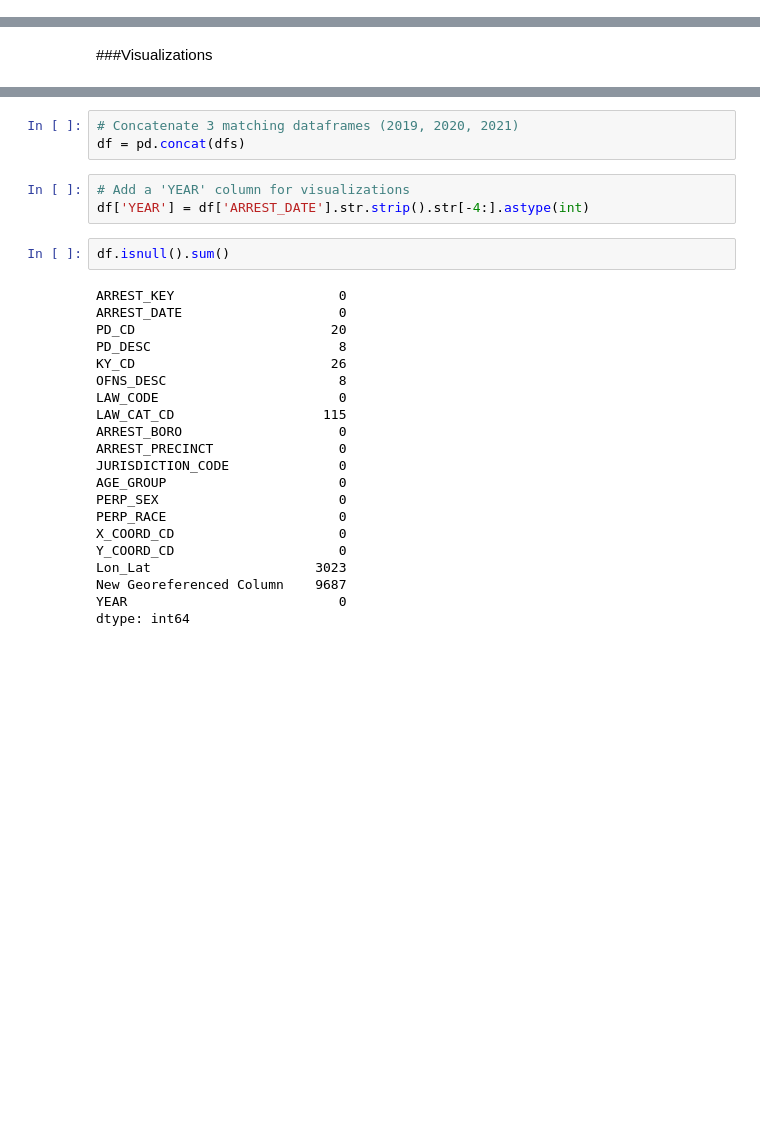
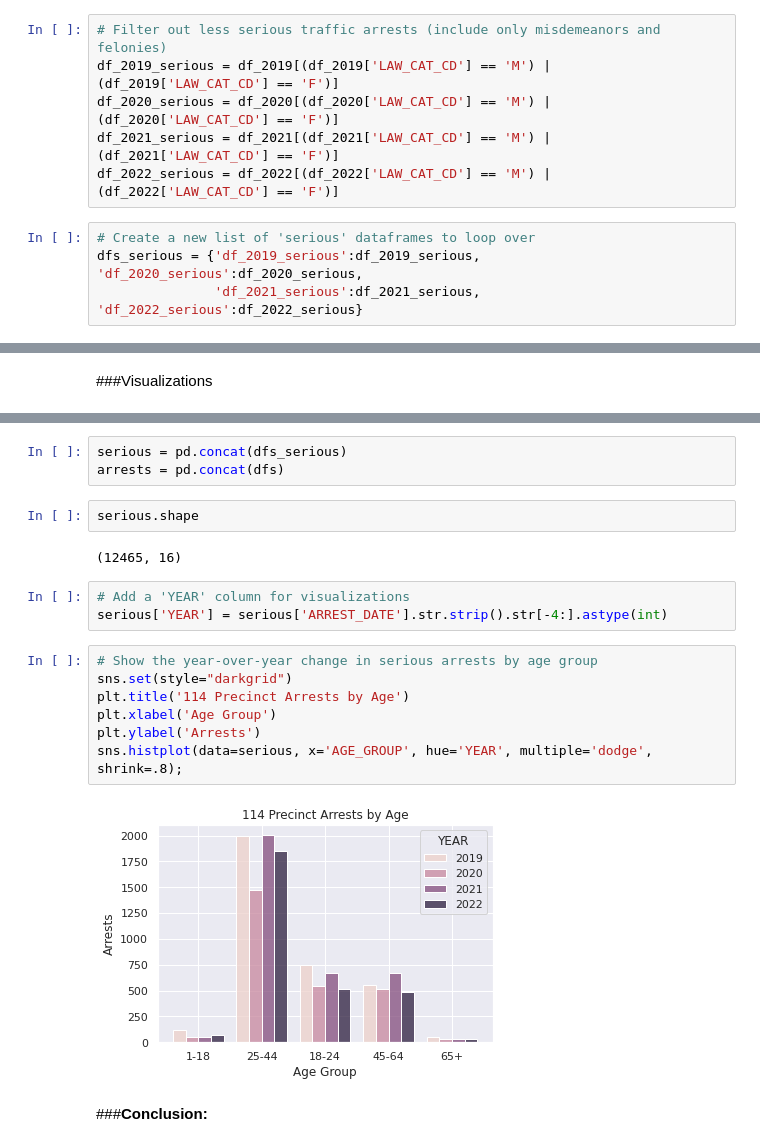
Before and after one commit to davebletsch/Project2-NYC_Arrests, a Jupyter notebook: 01.03.22 - Project 2.ipynb, the cells around one changed output, grey strips where cells are left out. Drawn from its saved outputs; the diff is of its cells as text; blank space fills up the shorter version.

Commit message:
Visualization and conclusion

```diff
--- a/01.03.22 - Project 2.ipynb
+++ b/01.03.22 - Project 2.ipynb
@@ -149,3 +152,13 @@ Name: AGE_GROUP, dtype: int64
 45-64     491
 65+        35
 Name: AGE_GROUP, dtype: int64
+# %%
+# Filter out less serious traffic arrests (include only misdemeanors and felonies)
+df_2019_serious = df_2019[(df_2019['LAW_CAT_CD'] == 'M') | (df_2019['LAW_CAT_CD'] == 'F')]
+df_2020_serious = df_2020[(df_2020['LAW_CAT_CD'] == 'M') | (df_2020['LAW_CAT_CD'] == 'F')]
+df_2021_serious = df_2021[(df_2021['LAW_CAT_CD'] == 'M') | (df_2021['LAW_CAT_CD'] == 'F')]
+df_2022_serious = df_2022[(df_2022['LAW_CAT_CD'] == 'M') | (df_2022['LAW_CAT_CD'] == 'F')]
+# %%
+# Create a new list of 'serious' dataframes to loop over
+dfs_serious = {'df_2019_serious':df_2019_serious, 'df_2020_serious':df_2020_serious,
+               'df_2021_serious':df_2021_serious, 'df_2022_serious':df_2022_serious}
@@ -190,29 +194,21 @@ sns.histplot(data=df_2019['AGE_GROUP']);
-# %%
-# Concatenate 3 matching dataframes (2019, 2020, 2021)
-df = pd.concat(dfs)
+# %%
+serious = pd.concat(dfs_serious)
+arrests = pd.concat(dfs)
+# %%
+serious.shape
+# %% [output]
+(12465, 16)
 # %%
 # Add a 'YEAR' column for visualizations
-df['YEAR'] = df['ARREST_DATE'].str.strip().str[-4:].astype(int)
+serious['YEAR'] = serious['ARREST_DATE'].str.strip().str[-4:].astype(int)
-# %%
-df.isnull().sum()
-# %% [output]
-ARREST_KEY                     0
-ARREST_DATE                    0
-PD_CD                         20
-PD_DESC                        8
-KY_CD                         26
-OFNS_DESC                      8
-LAW_CODE                       0
-LAW_CAT_CD                   115
-ARREST_BORO                    0
-ARREST_PRECINCT                0
-JURISDICTION_CODE              0
-AGE_GROUP                      0
-PERP_SEX                       0
-PERP_RACE                      0
-X_COORD_CD                     0
-Y_COORD_CD                     0
-Lon_Lat                     3023
-New Georeferenced Column    9687
-YEAR                           0
-dtype: int64
+# %%
+# Show the year-over-year change in serious arrests by age group
+sns.set(style="darkgrid")
+plt.title('114 Precinct Arrests by Age')
+plt.xlabel('Age Group')
+plt.ylabel('Arrests')
+sns.histplot(data=serious, x='AGE_GROUP', hue='YEAR', multiple='dodge', shrink=.8);
+# %% [output]
+[figure, added]
+# %% [markdown]
+###**Conclusion:**
```
Also changed, not shown: parts of 15 cells of this notebook.
